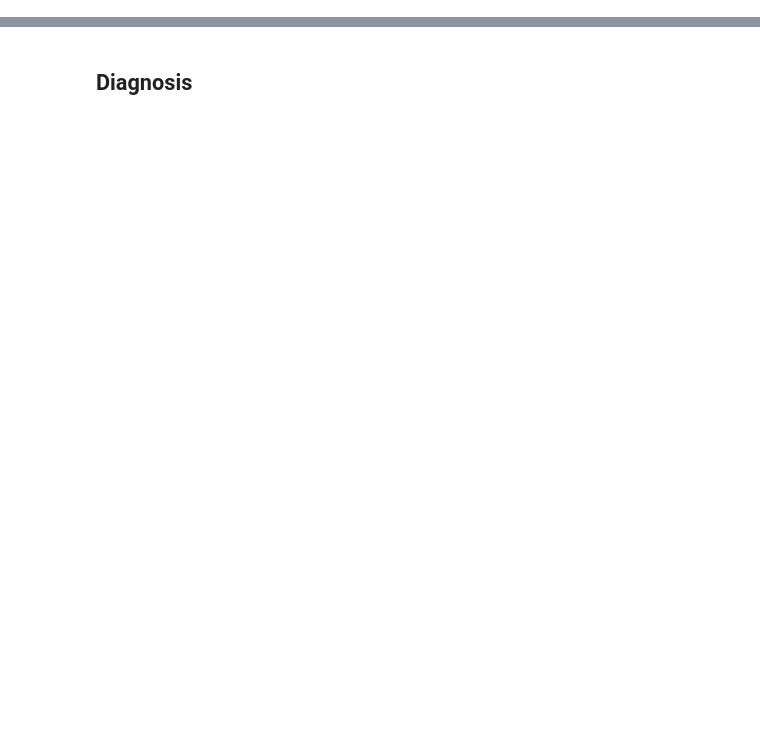
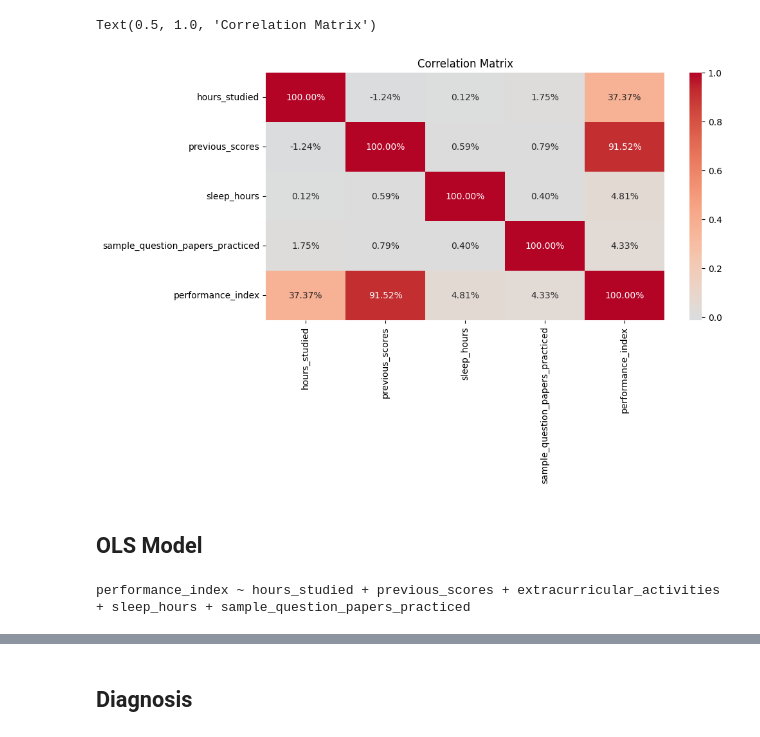
Before and after one commit to dan-teixeira/data-science, a Jupyter notebook: student_performance/student_performance.ipynb, the cells around one changed output, grey strips where cells are left out. Saved outputs shown, nothing was run; the diff lists cells and outputs as text; code cells hidden in the pictures; blank space fills up the shorter version.

```diff
--- a/student_performance/student_performance.ipynb
+++ b/student_performance/student_performance.ipynb
@@ -54,3 +70,29 @@ rcorr(
 | sleep_hours | 0.001 | 0.006 | - |  | *** |
 | sample_question_papers_practiced | 0.017 | 0.008 | 0.004 | - | *** |
 | performance_index | 0.374 | 0.915 | 0.048 | 0.043 | - |
+# %%
+plt.figure(figsize=(10, 5), dpi=100)
+
+corr_matrix = df_student.select_dtypes(exclude=object).corr()
+
+ax = sns.heatmap(
+    data=corr_matrix,
+    cmap="coolwarm",
+    center=0,
+    annot=corr_matrix.map(lambda x: f"{x:.2%}"),
+    fmt="",
+    annot_kws={"size":10}
+)
+
+plt.title("Correlation Matrix", fontsize=12)
+# %% [output]
+Text(0.5, 1.0, 'Correlation Matrix')
+[figure, added]
+# %% [markdown]
+## OLS Model
+# %%
+formula = get_formula(df_student, endog="performance_index")
+
+print(formula)
+# %% [output]
+performance_index ~ hours_studied + previous_scores + extracurricular_activities + sleep_hours + sample_question_papers_practiced
```
Also changed, not shown: parts of 18 cells of this notebook, 1 other file.
